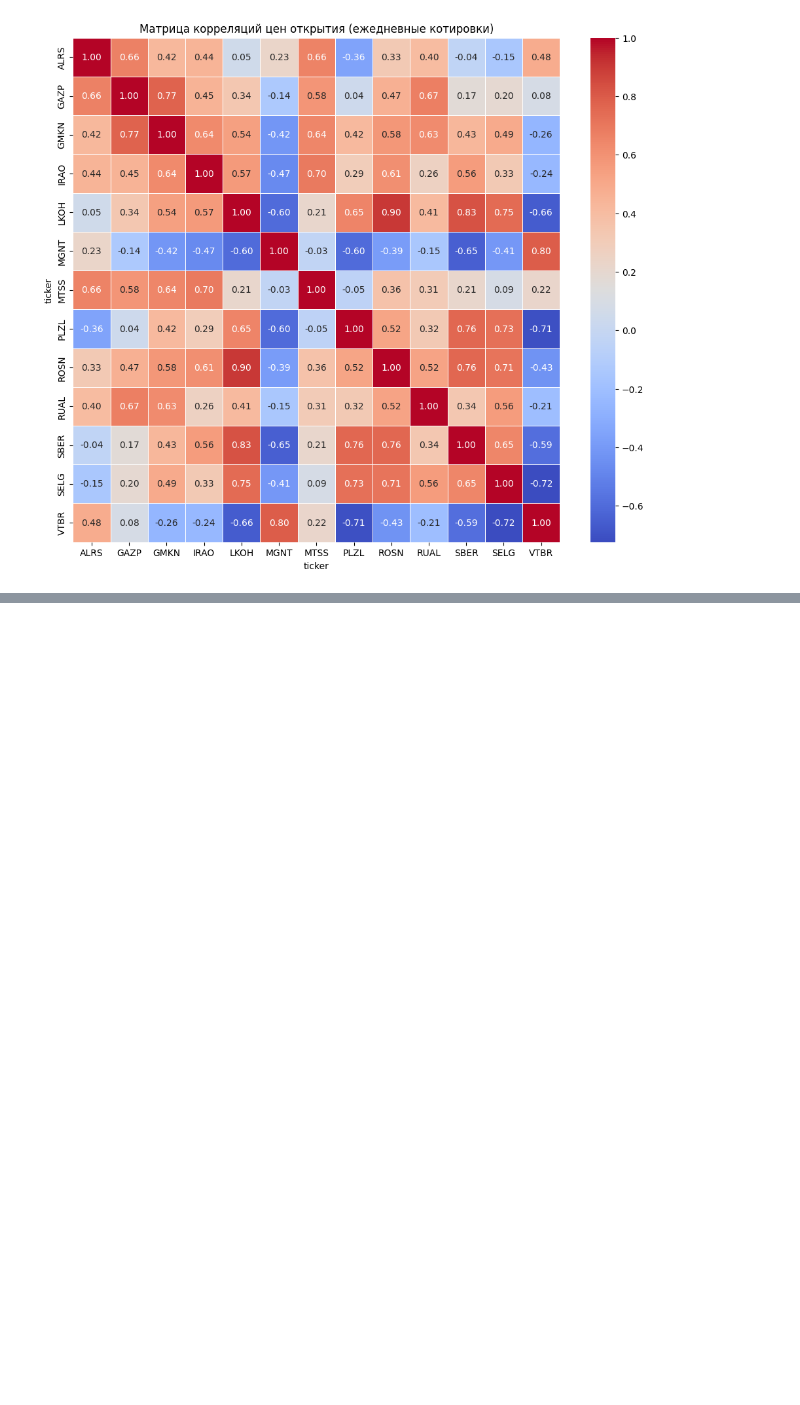
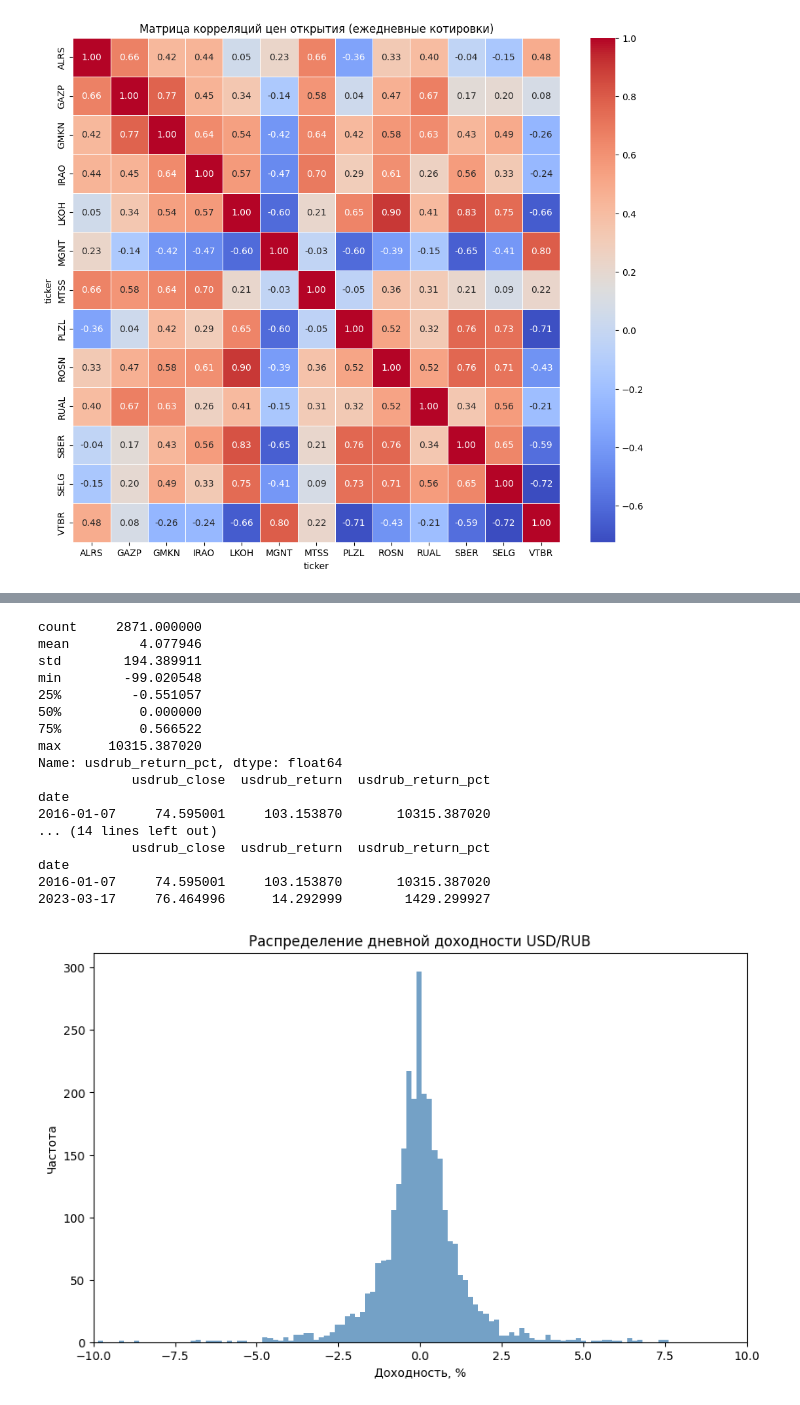
Before and after one commit to AlexeySemichevsky/moex-ml-forecasting, a Jupyter notebook: notebooks/02_data_vizualization.ipynb, the cells around one changed output, grey strips where cells are left out. Saved outputs shown, nothing was run; the diff lists cells and outputs as text; code cells hidden in the pictures; blank space fills up the shorter version.

```diff
--- a/notebooks/02_data_vizualization.ipynb
+++ b/notebooks/02_data_vizualization.ipynb
@@ -109,0 +175,55 @@ plt.show()
+# %%
+import numpy as np
+
+df_macro["usdrub_return_pct"] = df_macro["usdrub_return"] * 100
+
+print(df_macro["usdrub_return_pct"].describe())
+
+print(
+    df_macro.nlargest(15, "usdrub_return_pct")[
+        ["usdrub_close", "usdrub_return", "usdrub_return_pct"]
+    ]
+)
+
+bad_mask = (
+    (df_macro["usdrub_close"] <= 0)
+    | (~np.isfinite(df_macro["usdrub_return"]))
+    | (df_macro["usdrub_return"].abs() > 1)
+)
+
+print(df_macro.loc[
+    bad_mask,
+    ["usdrub_close", "usdrub_return", "usdrub_return_pct"]
+])
+plt.figure(figsize=(10, 6))
+
+sns.histplot(
+    data=df_macro,
+    x="usdrub_return_pct",
+    color="steelblue"
+)
+
+plt.xlim(-10, 10)
+plt.title("Распределение дневной доходности USD/RUB")
+plt.xlabel("Доходность, %")
+plt.ylabel("Частота")
+plt.show()
+# %% [output]
+count     2871.000000
+mean         4.077946
+std        194.389911
+min        -99.020548
+25%         -0.551057
+50%          0.000000
+75%          0.566522
+max      10315.387020
+Name: usdrub_return_pct, dtype: float64
+            usdrub_close  usdrub_return  usdrub_return_pct
+date
+2016-01-07     74.595001     103.153870       10315.387020
+... (14 lines left out)
+            usdrub_close  usdrub_return  usdrub_return_pct
+date
+2016-01-07     74.595001     103.153870       10315.387020
+2023-03-17     76.464996      14.292999        1429.299927
+[figure, added]
```
Also changed, not shown: parts of 6 cells of this notebook.
